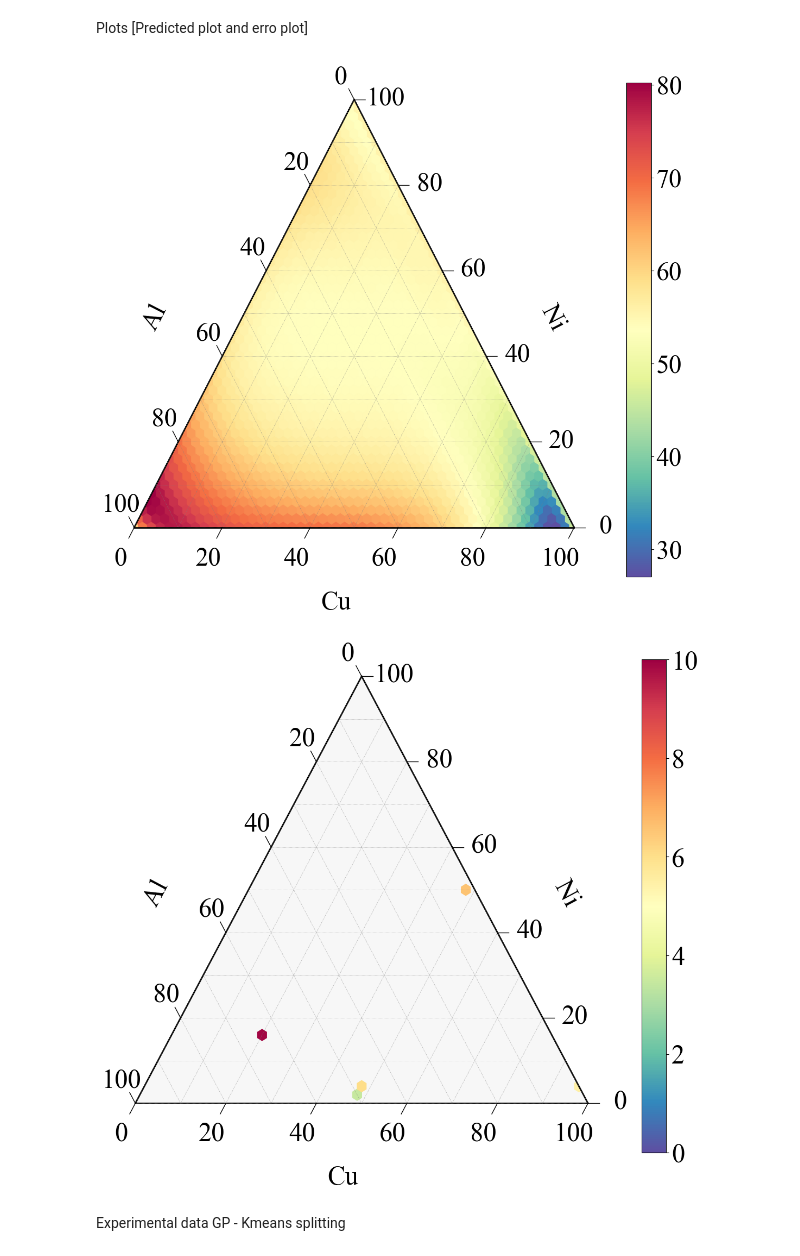
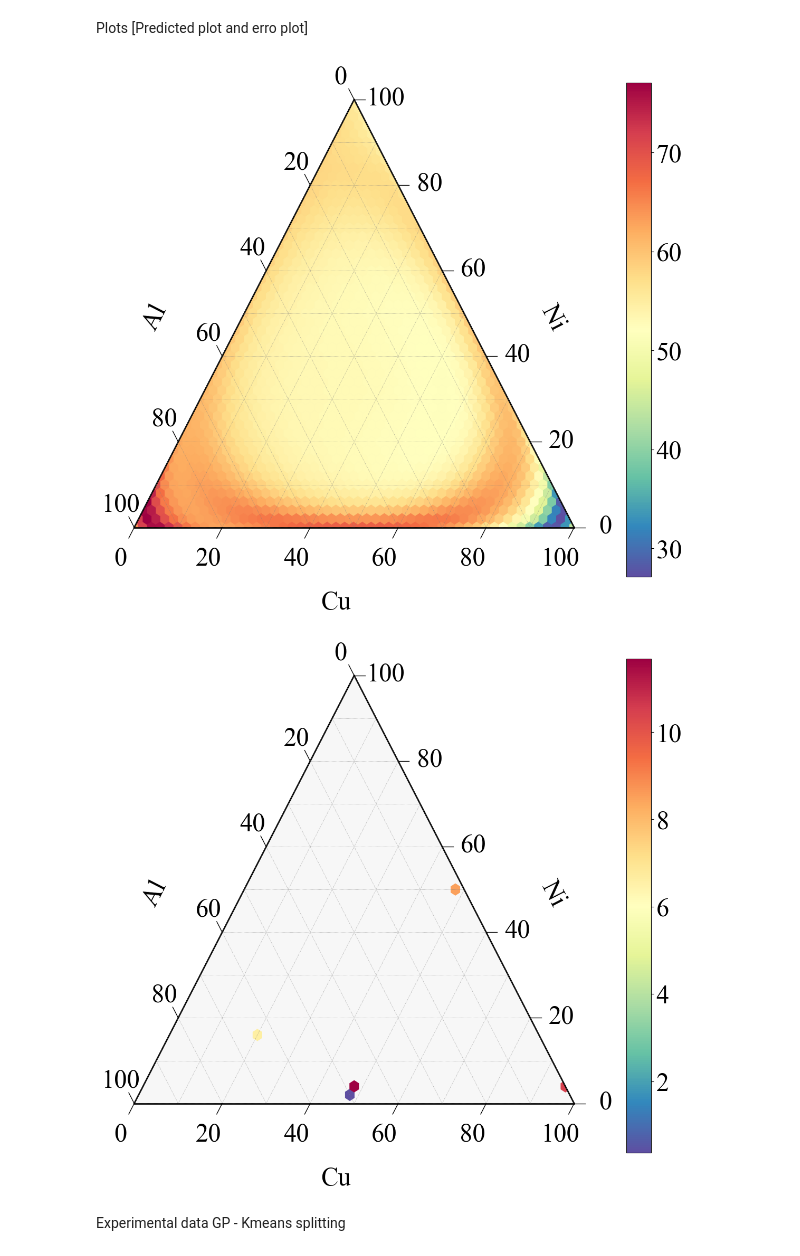
Before and after one commit to linarojas0824/Hybrid-Experimental-Data-Driven-Workflow, a Jupyter notebook: scripts/Notebooks/02_Model Training GP.ipynb, the cells around one changed output. Saved outputs shown, nothing was run; the diff lists cells and outputs as text; code cells hidden in the pictures.

```diff
--- a/scripts/Notebooks/02_Model Training GP.ipynb
+++ b/scripts/Notebooks/02_Model Training GP.ipynb
@@ -60,2 +59,18 @@ random_split
+# %%
+feature_cols = ['Cu','Ni','Al','r','del_r','del_EN','S','VEC']
+
+x_train_rd, x_test_rd, y_train_rd, y_test_rd,scaler_rd = dp.train_test(
+    random_split,
+    calc,
+    feature_cols,
+    scaler = None
+)
+
+x_train_cl, x_test_cl, y_train_cl, y_test_cl,scaler_cl = dp.train_test(
+    cluster_split,
+    calc,
+    feature_cols,
+    scaler = None
+)
 # %% [markdown]
 Experimental data GP - Random splitting
@@ -273,13 +77,3 @@ def evaluate_and_predict_space(
-# %%
-feature_cols = ['r','del_r','VEC','del_EN','S']
-composition_cols = ['Cu','Ni','Al']
-
-data_random = prepare_train_test_data(
-    split_dict=random_split,
-    feature_cols=feature_cols,
-    composition_cols=composition_cols,
-    standardize=True
-)
 # %%
 kernel = (
     C(1.0, (1e-3, 1e3)) *
@@ -295,6 +89,6 @@ gpr_nt_ran = GaussianProcessRegressor(
     random_state=42
 )
 
-gpr_nt_ran.fit(data_random["X_train_proc"], data_random["y_train"])
+gpr_nt_ran.fit(x_train_rd, y_train_rd)
 print("Learned kernel:", gpr_nt_ran.kernel_)
 # %% [output]
@@ -313,0 +96,9 @@ gp_random_split, df_rand_split, df_test_rand = evaluate_and_predict_space(
+# %%
+comp_cols = ['Cu','Ni','Al']
+x_all = comp_space[['Cu','Ni','Al']]
+df_pred_rd, error_rd = dp.gp_predict_and_errors(calc,x_all,gpr_nt_ran,scaler_rd,x_test_rd,y_test_rd,feature_cols)
+
+df1 = random_split['X_test_split'].reset_index(drop=True)
+df1 = df1*100
+df2 = error_rd['df_residuals'].reset_index(drop=True)
+df_test_rd = pd.concat([df1,df2], axis=1)
@@ -314,34 +117,35 @@ gp_random_split, df_rand_split, df_test_rand = evaluate_and_predict_space(
 # %% [markdown]
 Plots [Predicted plot and erro plot]
 # %%
+df_pred_rd[comp_cols] = df_pred_rd[comp_cols]*100
 fig, tax = plot_ternary_heatmap(
-    df=df_rand_split,
+    df=df_pred_rd,
     comp_cols=("Cu", "Ni", "Al"),
     value_col="e2",
     scale=50,
     cmap="Spectral_r",
     vmin=None,
     vmax=None,
     show=True,
     duplicate_handling="mean",
 )
 fig.savefig(PLOTS_DIR/"ternary_PG_Random_split.svg", bbox_inches="tight")
 # %% [output]
-[figure, old version]
+[figure, new version]
 # %%
 fig, tax = plot_ternary_heatmap(
-    df=df_test_rand,
+    df=df_test_rd,
     comp_cols=("Cu", "Ni", "Al"),
-    value_col="y_error_abs",
+    value_col="error_abs",
     scale=50,
     cmap="Spectral_r",
-    vmin=0,
-    vmax=10,
+    vmin=None,
+    vmax=None,
     show=True,
     duplicate_handling="mean",
 )
 fig.savefig(PLOTS_DIR/"ternary_GP_error_rand_split.svg", bbox_inches="tight")
 # %% [output]
-[figure, old version]
+[figure, new version]
 # %% [markdown]
 Experimental data GP - Kmeans splitting
```
Also changed, not shown: parts of 15 cells of this notebook, 10 other files.
